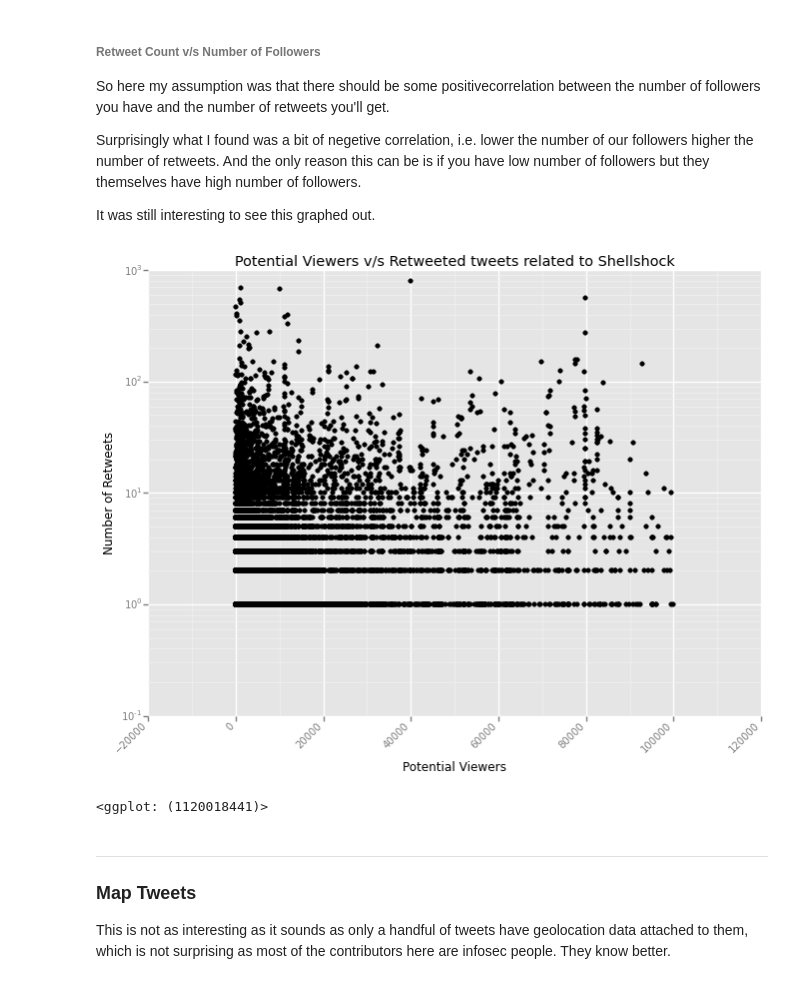
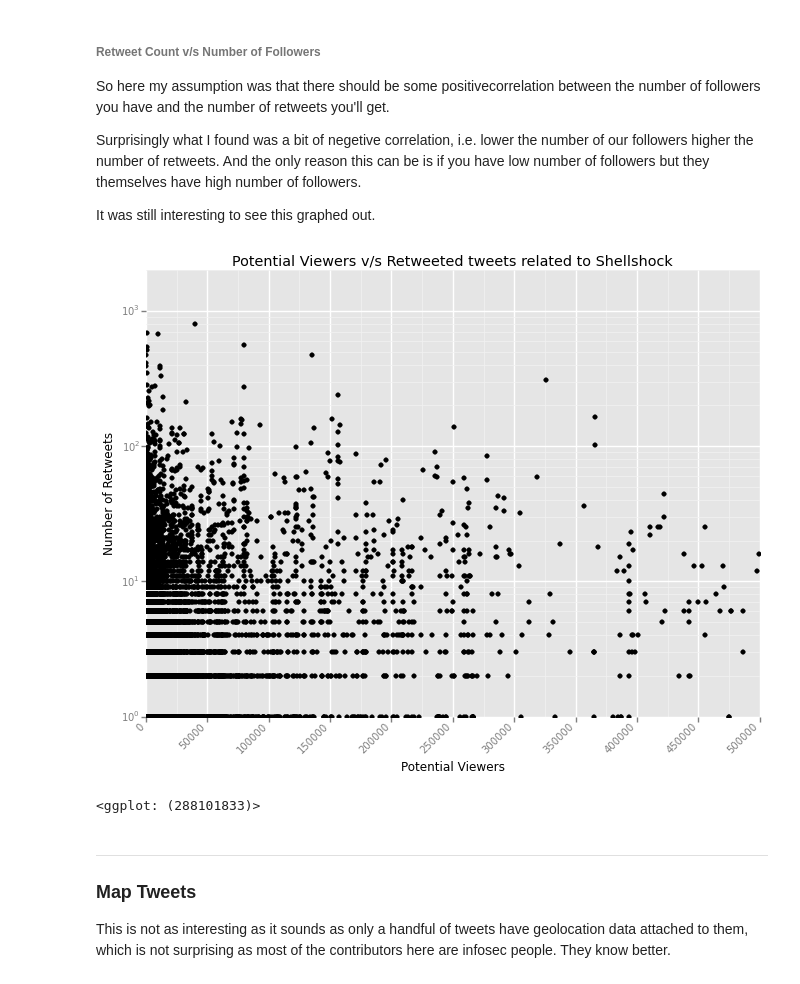
Before and after one commit to bhaskarvk/ShellShockAnalysis, a Jupyter notebook: Analysis of Shellshock Tweets.ipynb, the cells around one changed output. Cells and saved outputs as stored; diff of their text form; code cells hidden in the pictures.

```diff
--- a/Analysis of Shellshock Tweets.ipynb
+++ b/Analysis of Shellshock Tweets.ipynb
@@ -510,17 +481,16 @@ Surprisingly what I found was a bit of negetive correlation, i.e. lower the numb
 
 It was still interesting to see this graphed out.
 # %%
-# Plot the owners of these top 20 retweeted tweets against retweet count.
-ggplot(uniqtweetsDF.query('(retweet_count>0) & (tweeted_to<100000)').reset_index(),
+ggplot(uniqtweetsDF.query('(retweet_count>0) & (tweeted_to<500000)').reset_index(),
        aes(x='tweeted_to', y='retweet_count') )+ \
     geom_point() + scale_y_continuous(labels='comma') + \
     theme(axis_text_x=element_text(angle=45, hjust=1)) + \
     xlab('Potential Viewers') + ylab('Number of Retweets') + \
-    scale_y_log10() +\
+    scale_y_log10()  + ylim(1,2000) + xlim(0,500000) +\
     ggtitle('Potential Viewers v/s Retweeted tweets related to Shellshock')
 # %% [output]
-[figure, old version]
+[figure, new version]
-<ggplot: (1120018441)>
+<ggplot: (288101833)>
 # %% [markdown]
 ---
 
```
Also changed, not shown: parts of 5 cells of this notebook, 2 other files.
